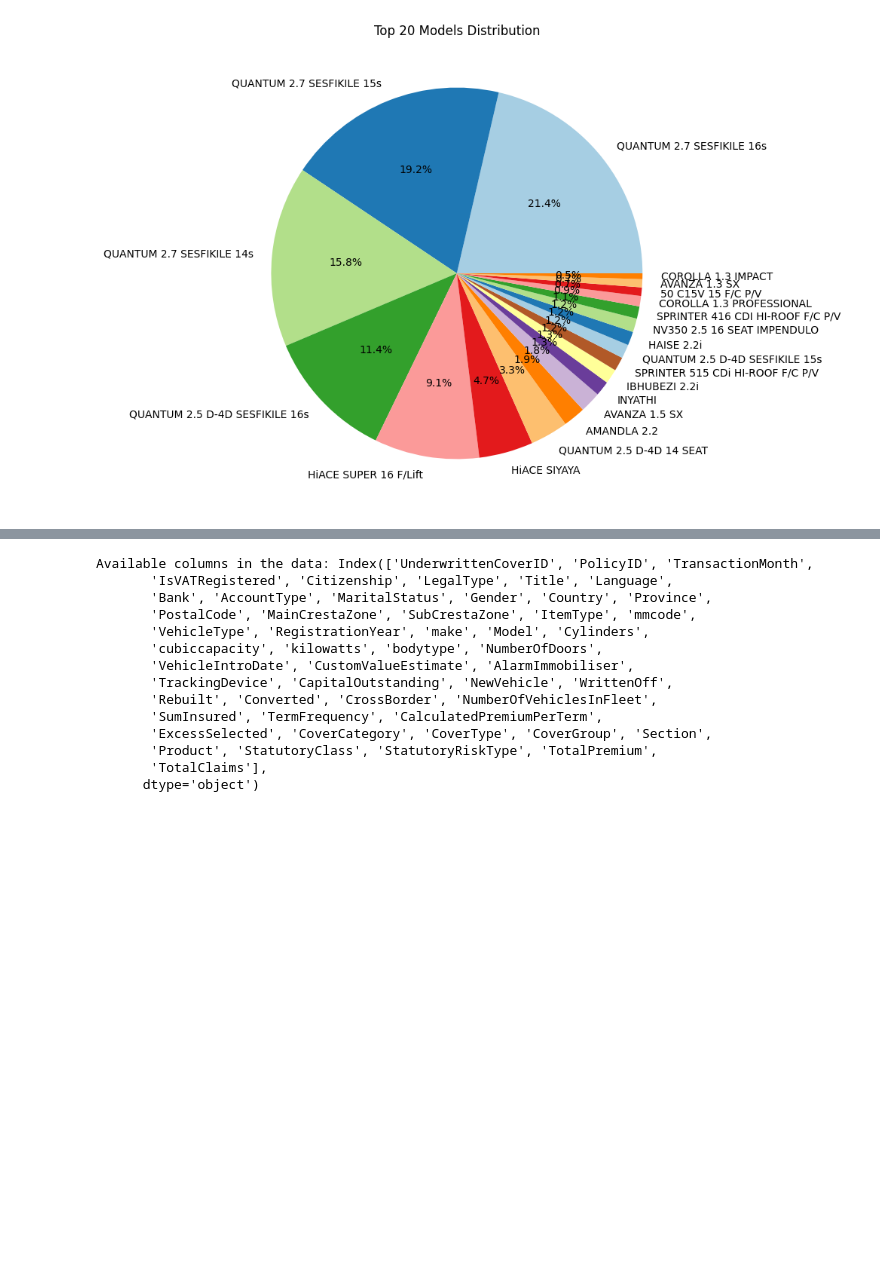
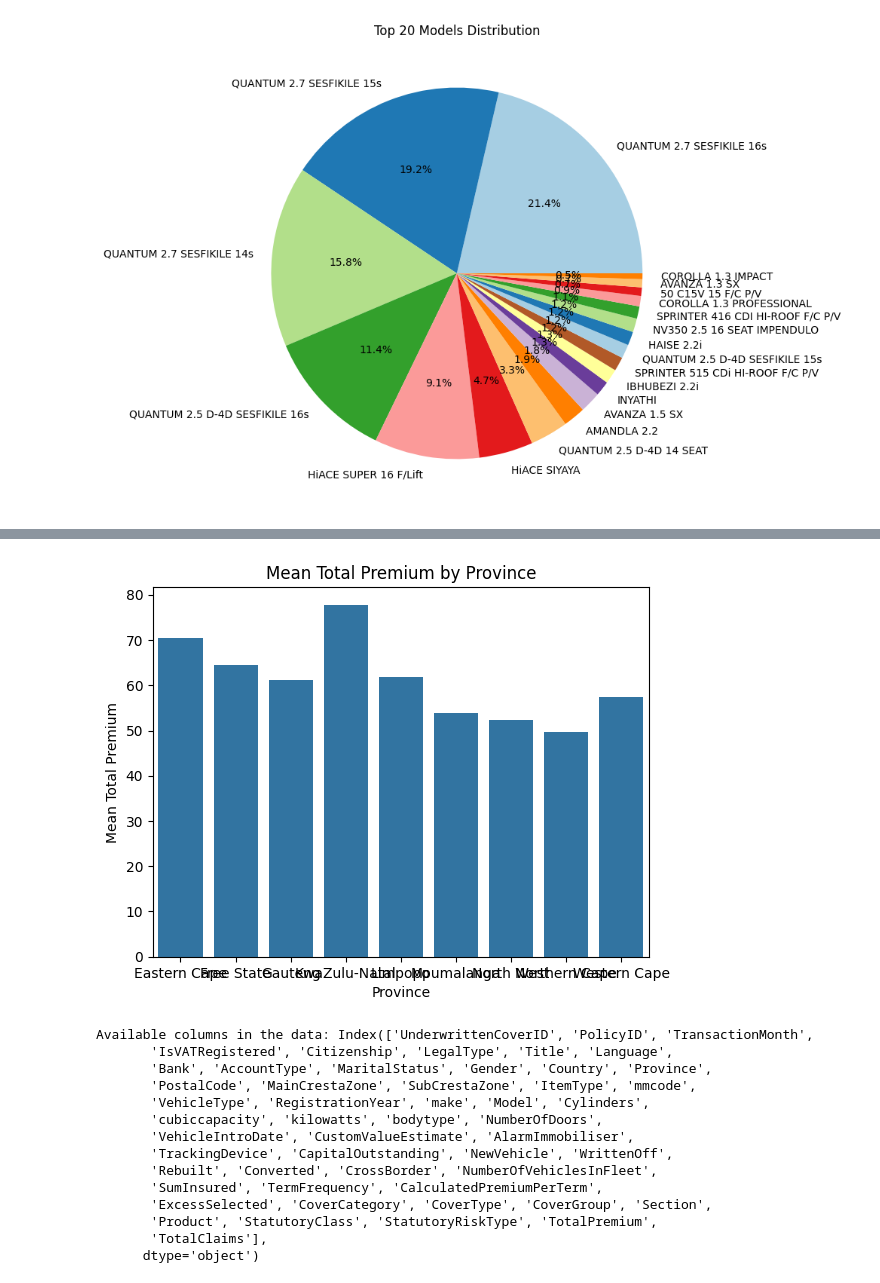
Before and after one commit to Semir1r/AlphaCare-Insurance-Solutions, a Jupyter notebook: notebooks/insurance_analysis.ipynb, the cells around one changed output, grey strips where cells are left out. Drawn from its saved outputs; the diff is of its cells as text; code cells hidden in the pictures; blank space fills up the shorter version.

```diff
--- a/notebooks/insurance_analysis.ipynb
+++ b/notebooks/insurance_analysis.ipynb
@@ -133,3 +158,13 @@ plt.show()
+# %%
+mean_premium = data.groupby('Province')['TotalPremium'].mean().reset_index()
+
+sns.barplot(x='Province', y='TotalPremium', data=mean_premium)
+plt.title('Mean Total Premium by Province')
+plt.xlabel('Province')
+plt.ylabel('Mean Total Premium')
+plt.show()
+# %% [output]
+[figure, added]
 # %%
 from plot_scatter import plot_scatter
 
```
Also changed, not shown: parts of 4 cells of this notebook, 7 other files.
